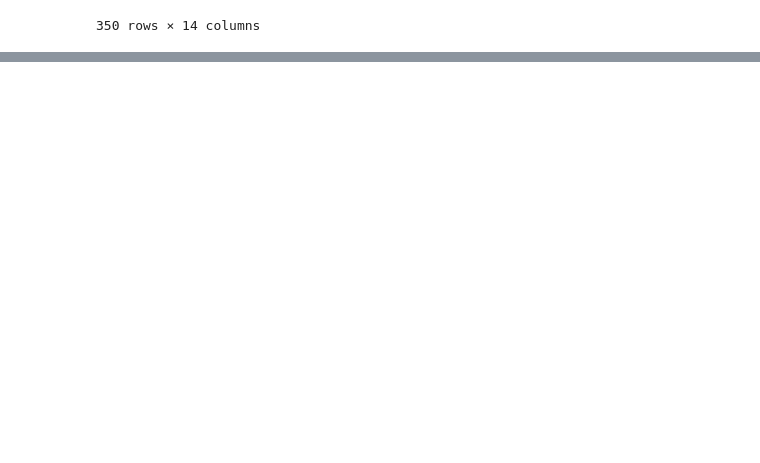
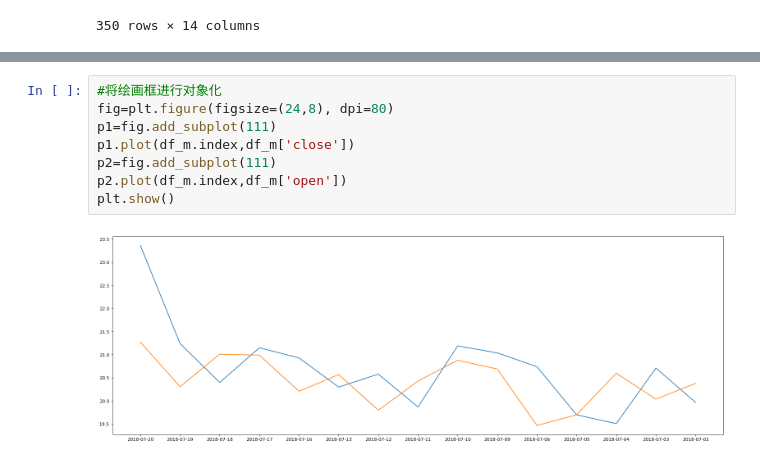
Before and after one commit to databooks/databook, a Jupyter notebook: tushare/history.ipynb, the cells around one changed output, grey strips where cells are left out. Drawn from its saved outputs; the diff is of its cells as text; blank space fills up the shorter version.

```diff
--- a/tushare/history.ipynb
+++ b/tushare/history.ipynb
@@ -49,0 +87,10 @@ df_5m
+# %%
+#将绘画框进行对象化
+fig=plt.figure(figsize=(24,8), dpi=80)
+p1=fig.add_subplot(111)
+p1.plot(df_m.index,df_m['close'])
+p2=fig.add_subplot(111)
+p2.plot(df_m.index,df_m['open'])
+plt.show()
+# %% [output]
+[figure, added]
```
Also changed, not shown: parts of 6 cells of this notebook, 3 other files.
